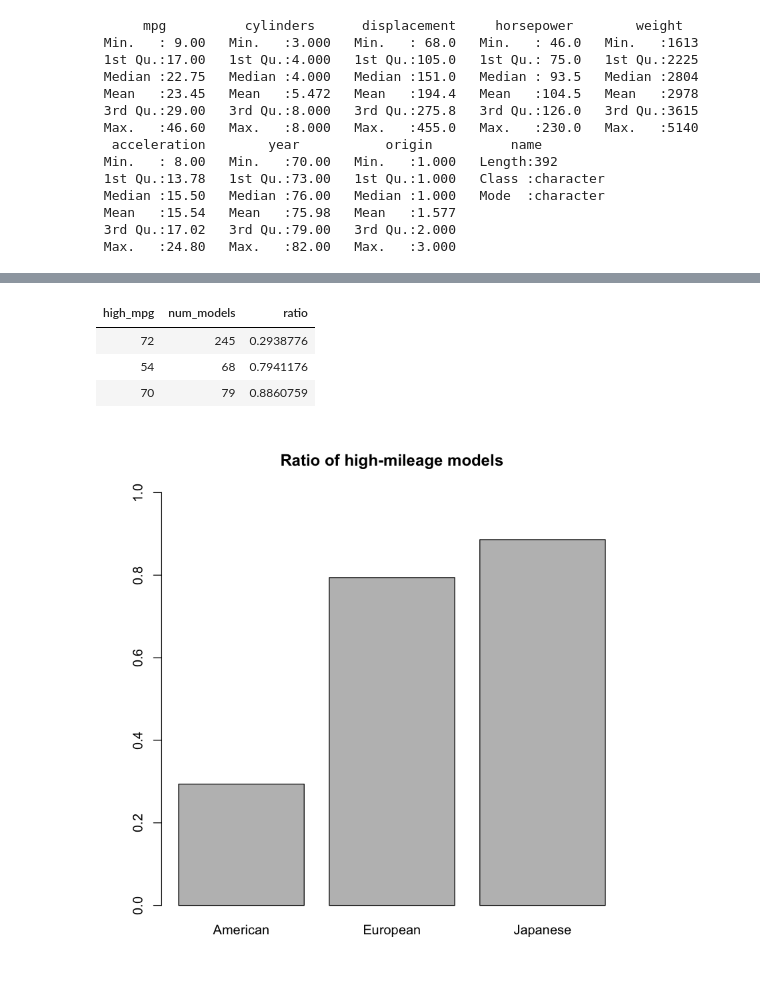
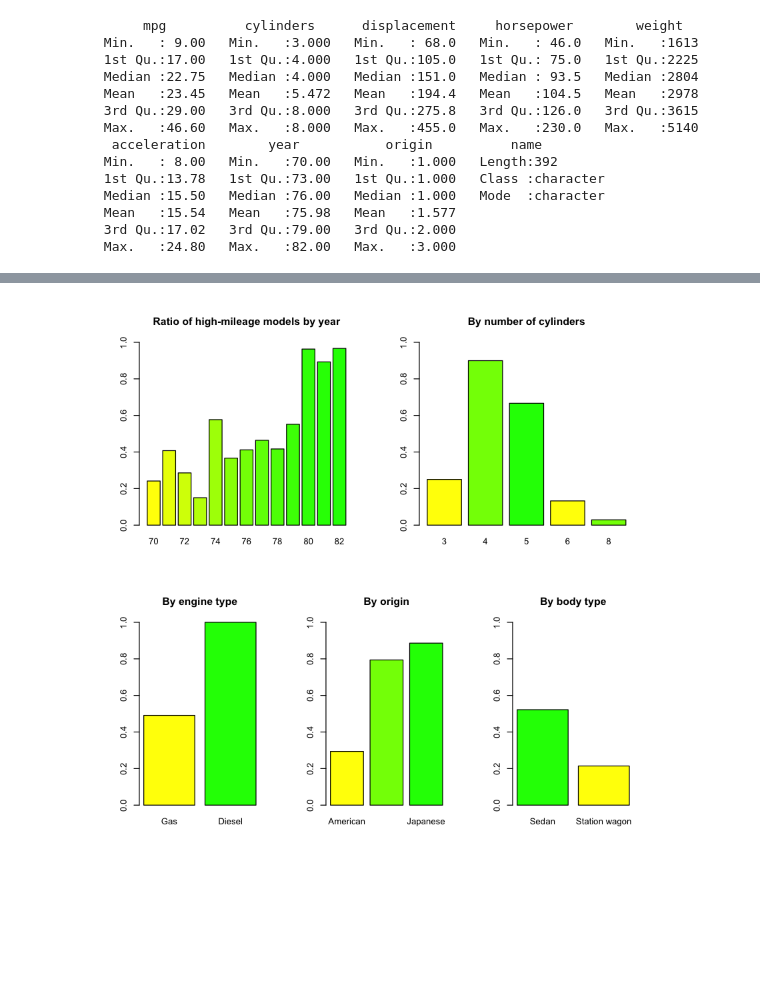
Before and after one commit to vincegiorno/data-analyst-data-test, a Jupyter notebook: Untitled.ipynb, the cells around one changed output, grey strips where cells are left out. Drawn from its saved outputs; the diff is of its cells as text; code cells hidden in the pictures; blank space fills up the shorter version.

```diff
--- a/Untitled.ipynb
+++ b/Untitled.ipynb
@@ -94,2 +77,8 @@ cars
+# %%
+diesel_mpg <- data.frame(high_mpg = tapply(cars$mpg_binary, cars$diesel, sum), num_models =
+                         tapply(cars$diesel, cars$diesel, length))
+diesel_mpg <- transform(diesel_mpg, ratio = high_mpg/num_models)
 # %%
-origin_mpg <- data.frame(high_mpg = tapply(cars$mpg_binary, cars$origin, sum), num_models = tapply(cars$origin, cars$origin, length))
+origin_mpg <- data.frame(high_mpg = tapply(cars$mpg_binary, cars$origin, sum), num_models =
+                         tapply(cars$origin, cars$origin, length))
+origin_mpg <- transform(origin_mpg, ratio = high_mpg/num_models)
@@ -98,11 +85,26 @@ origin_mpg <- transform(origin_mpg, ratio = high_mpg/num_models)
-# %%
-origin_mpg
-# %% [output]
-| high_mpg | num_models | ratio |
-| 72 | 245 | 0.2938776 |
-| 54 | 68 | 0.7941176 |
-| 70 | 79 | 0.8860759 |
-# %%
-barplot(origin_mpg$ratio, names.arg=c('American', 'European', 'Japanese'), ylim=c(0, 1.0), main='Ratio of high-mileage models')
-# %% [output]
-[figure, removed]
+# %%
+wagon_mpg <- data.frame(high_mpg = tapply(cars$mpg_binary, cars$wagon, sum), num_models =
+                         tapply(cars$wagon, cars$wagon, length))
+wagon_mpg <- transform(wagon_mpg, ratio = high_mpg/num_models)
+# %%
+cyl_factors <- as.factor(cars$cylinders)
+cyl_mpg <- data.frame(high_mpg = tapply(cars$mpg_binary, cyl_factors, sum), num_models =
+                         tapply(cyl_factors, cyl_factors, length))
+cyl_mpg <- transform(cyl_mpg, ratio = high_mpg/num_models)
+# %%
+#png('/Users/vince/Desktop/job\ applications/Azavea/data-analyst-data-test/factor_plots.png')
+layout(matrix(c(1,1,1,2,2,2,3,3,4,4,5,5), 2, 6, byrow = TRUE))
+barplot(year_mpg$ratio, names.arg=levels(cars$year), ylim=c(0, 1.0), col=rainbow(13,start=1/6, end=1/3),
+        main='Ratio of high-mileage models by year')
+cylinders <- data.frame(factors = as.factor(cars$cylinders), values = cars$mpg)
+barplot(cyl_mpg$ratio, names.arg=levels(cylinders$factors), ylim=c(0, 1.0), col=rainbow(3, start=1/6, end=1/3),
+        main='By number of cylinders')
+barplot(diesel_mpg$ratio, names.arg=c('Gas', 'Diesel'), ylim=c(0, 1.0), col=rainbow(2, start=1/6, end=1/3),
+        main='By engine type')
+barplot(origin_mpg$ratio, names.arg=c('American', 'European', 'Japanese'), ylim=c(0, 1.0),
+        col=rainbow(3, start=1/6, end=1/3), main='By origin')
+barplot(wagon_mpg$ratio, names.arg=c('Sedan', 'Station wagon'), ylim=c(0, 1.0), col=rainbow(2, start=1/3, end=1/6),
+        main='By body type')
+#dev.off()
+# %% [output]
+[figure, added]
```
Also changed, not shown: parts of 25 cells of this notebook, 4 other files.
